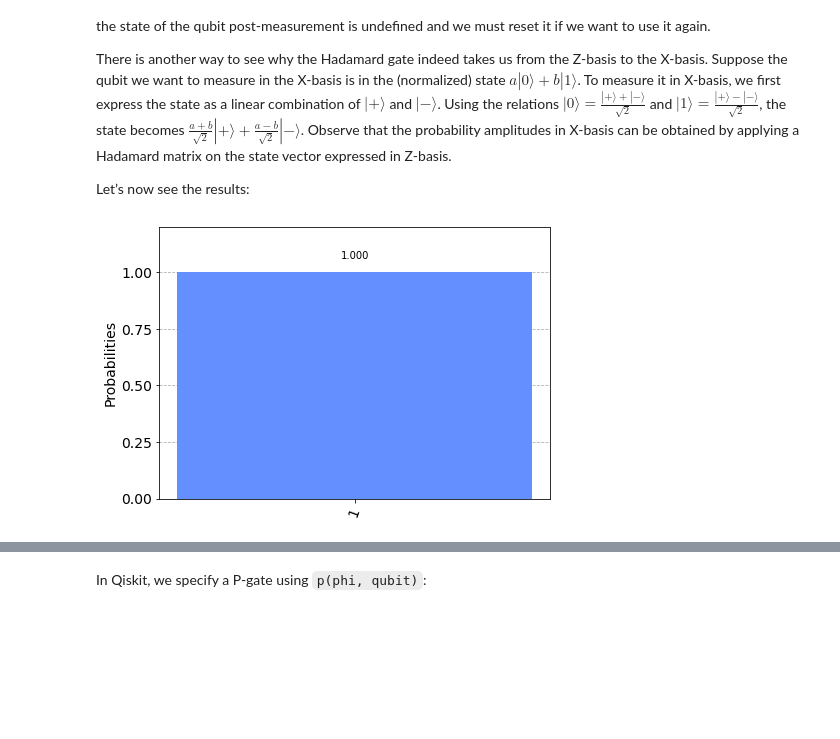
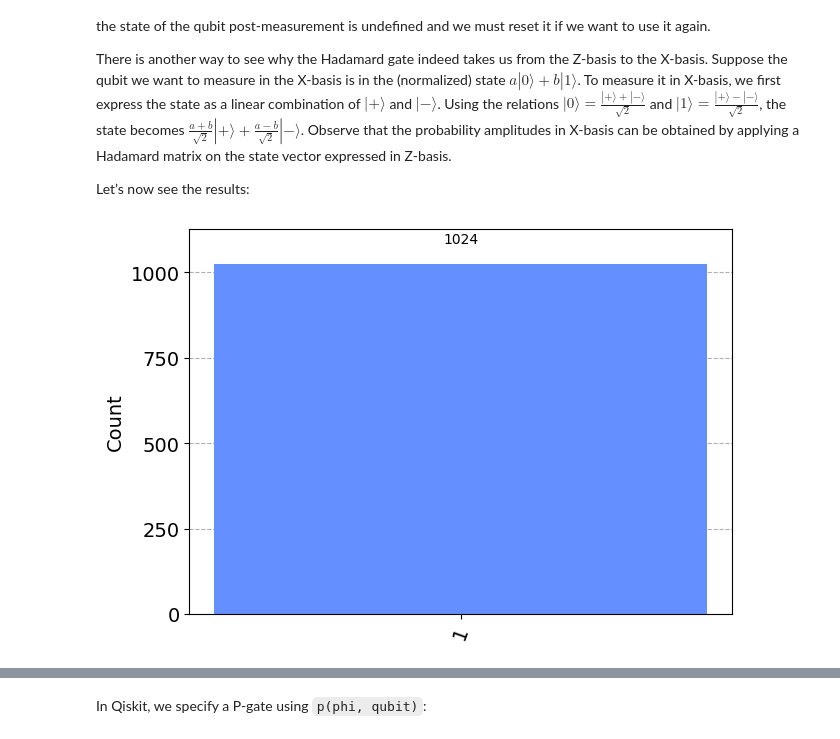
Before and after one commit to gurudevdutt/phys1470-qiskit, a Jupyter notebook: single-qubit-gates.ipynb, the cells around one changed output, grey strips where cells are left out. Saved outputs shown, nothing was run; the diff lists cells and outputs as text; code cells hidden in the pictures; blank space fills up the shorter version.

```diff
--- a/single-qubit-gates.ipynb
+++ b/single-qubit-gates.ipynb
@@ -92,7 +94,7 @@ Let's see the result of the above circuit. **Note:** Here we use `plot_bloch_mul
 # %%
-# Let's see the result
+backend = Aer.get_backend('aer_simulator')
 qc.save_statevector()
-qobj = assemble(qc)
-state = sim.run(qobj).result().get_statevector()
+sim = backend.run(qc)
+state = sim.result().get_statevector()
 plot_bloch_multivector(state)
 # %% [output]
@@ -246,9 +254,11 @@ There is another way to see why the Hadamard gate indeed takes us from the Z-bas
 
 Let’s now see the results:
 # %%
-qobj = assemble(qc)  # Assemble circuit into a Qobj that can be run
-counts = sim.run(qobj).result().get_counts()  # Do the simulation, returning the state vector
-plot_histogram(counts)  # Display the output on measurement of state vector
+# qobj = assemble(qc)  # Assemble circuit into a Qobj that can be run
+# counts = sim.run(qobj).result().get_counts()  # Do the simulation, returning the state vector
+# plot_histogram(counts)  # Display the output on measurement of state vector
+counts = backend.run(qc).result().get_counts()
+plot_histogram(counts)
 # %% [output]
-[figure, old version]
+[figure, new version]
 # %% [markdown]
```
Also changed, not shown: parts of 13 cells of this notebook.
